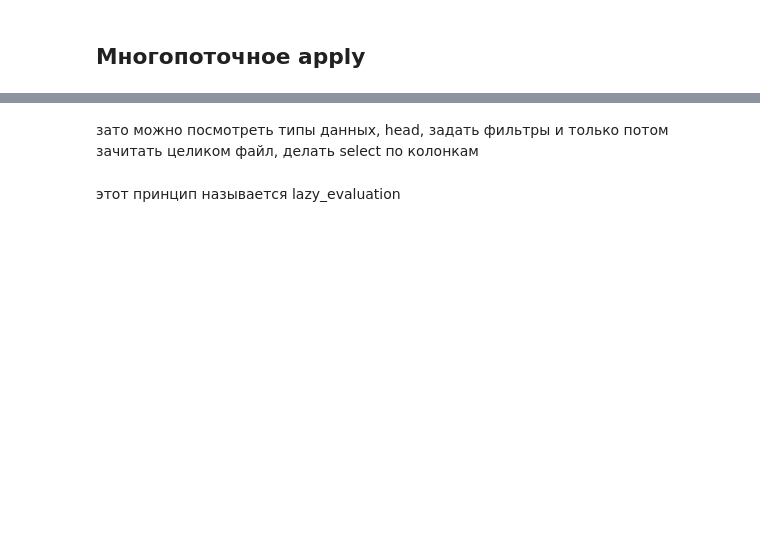
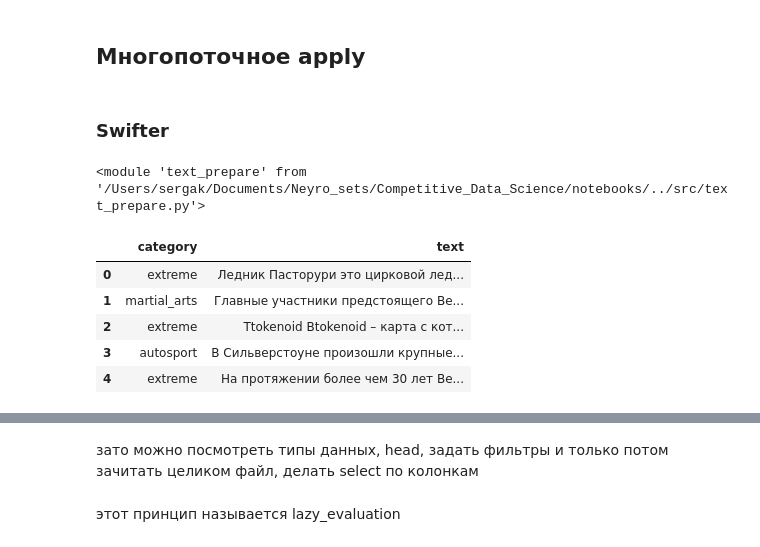
Before and after one commit to a-milenkin/Competitive_Data_Science, a Jupyter notebook: notebooks/7.1 - Optimize.ipynb, the cells around one changed output, grey strips where cells are left out. Saved outputs shown, nothing was run; the diff lists cells and outputs as text; code cells hidden in the pictures; blank space fills up the shorter version.

```diff
--- a/notebooks/7.1 - Optimize.ipynb
+++ b/notebooks/7.1 - Optimize.ipynb
@@ -276,3 +470,5 @@ Wall time: 21.1 s
 # %% [markdown]
 ## Многопоточное apply
+# %% [markdown]
+### Swifter
 # %%
@@ -280,5 +476,23 @@ Wall time: 21.1 s
 # %%
 import swifter
+# %%
+import sys
+sys.path.append('../src/')
+import text_prepare
+import importlib
+importlib.reload(text_prepare)
+# %% [output]
+<module 'text_prepare' from '/Users/sergak/Documents/Neyro_sets/Competitive_Data_Science/notebooks/../src/text_prepare.py'>
+# %%
+df = pd.read_csv('../data/blending/text_transformer_data.csv')
+df.head()
+# %% [output]
+|  | category | text |
+| 0 | extreme | Ледник Пасторури это цирковой лед... |
+| 1 | martial_arts | Главные участники предстоящего Be... |
+| 2 | extreme | Ttokenoid Btokenoid – карта с кот... |
+| 3 | autosport | В Сильверстоуне произошли крупные... |
+| 4 | extreme | На протяжении более чем 30 лет Ве... |
 # %%
 %%time
 
```
Also changed, not shown: parts of 130 cells of this notebook.
